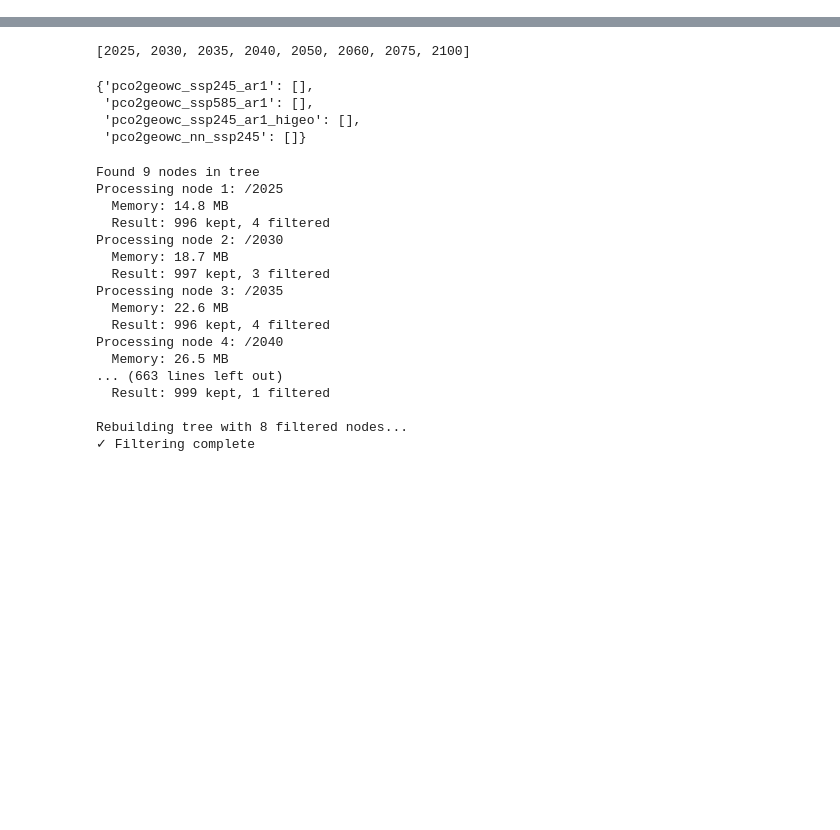
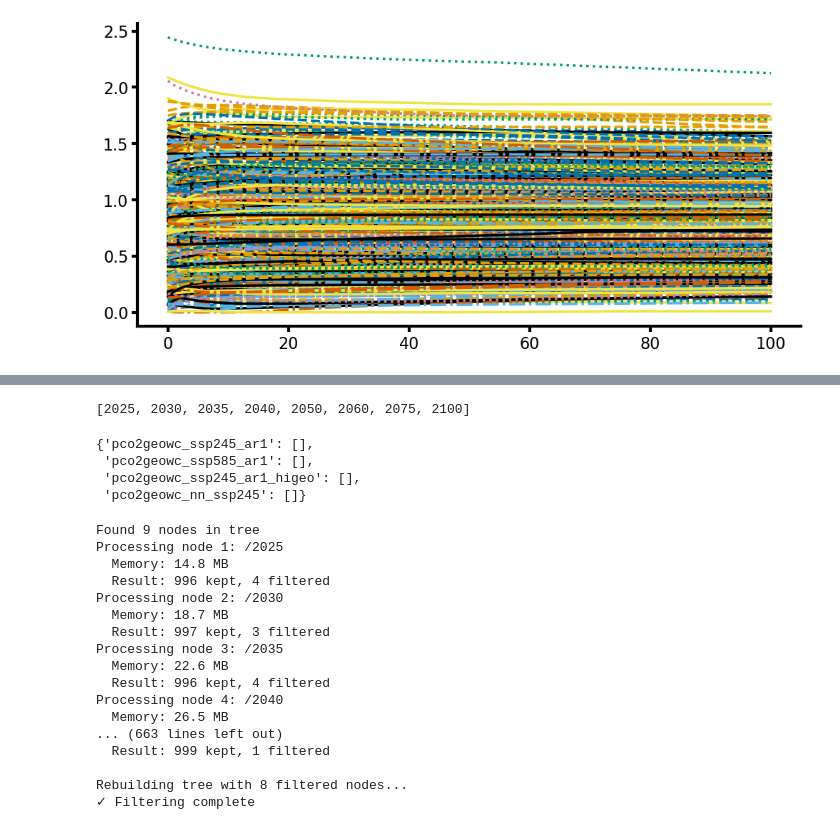
Before and after one commit to adam-bauer-34/learning_sai, a Jupyter notebook: analysis/notebooks/debugging.ipynb, the cells around one changed output, grey strips where cells are left out. Drawn from its saved outputs; the diff is of its cells as text; code cells hidden in the pictures; blank space fills up the shorter version.

```diff
--- a/analysis/notebooks/debugging.ipynb
+++ b/analysis/notebooks/debugging.ipynb
@@ -33,0 +51,5 @@ SAVE_FIGS = True
+# %%
+for i in range(len(ds.ens_mem)):
+    plt.plot(ds.iter, ds.controls_hist.sel(vari='L').isel(ens_mem=i))
+# %% [output]
+[figure, added]
```
Also changed, not shown: parts of 8 cells of this notebook, 6 other files.
